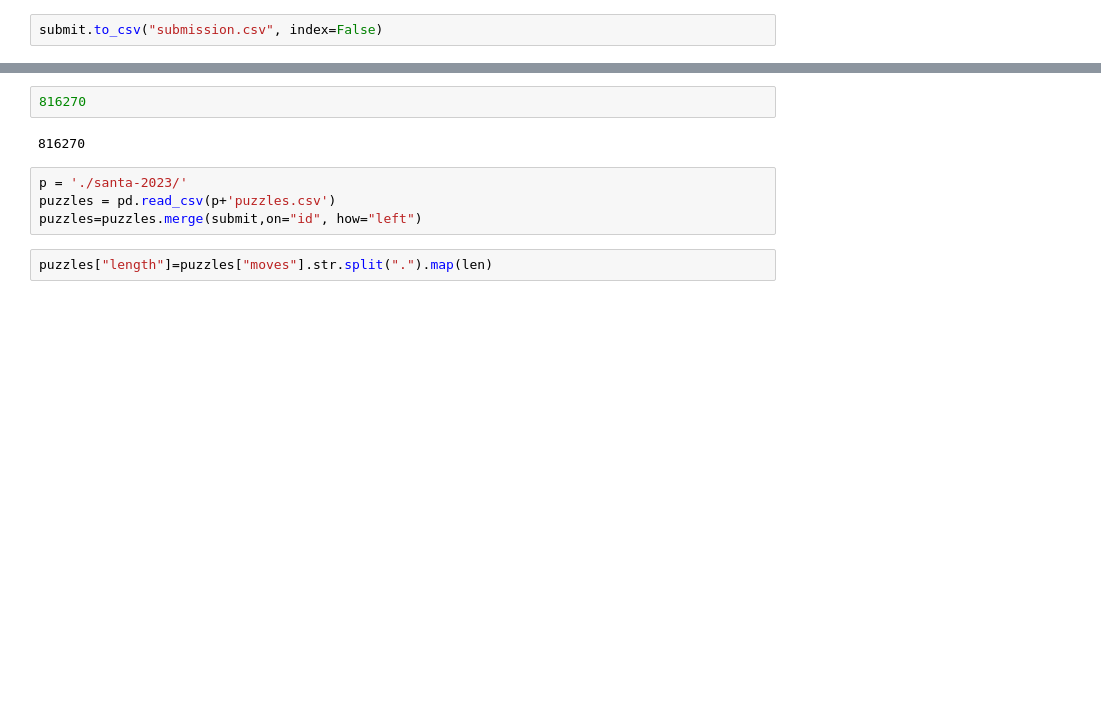
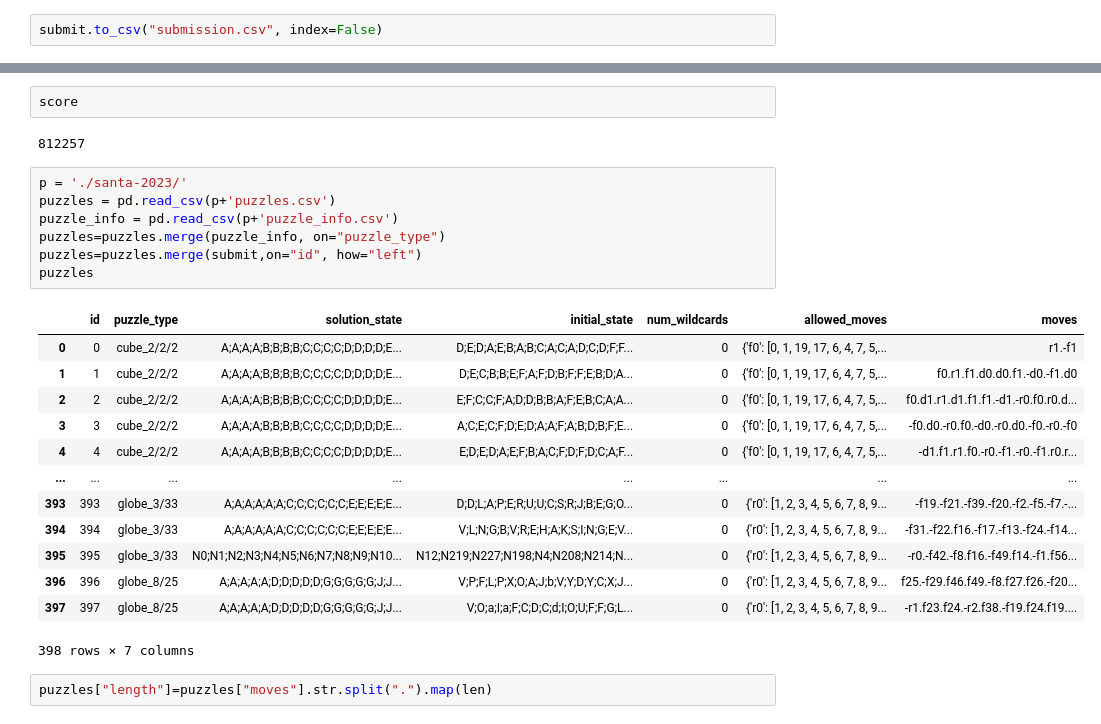
Before and after one commit to birdwatcherYT/santa2023, a Jupyter notebook: santa2023.ipynb, the cells around one changed output, grey strips where cells are left out. Drawn from its saved outputs; the diff is of its cells as text; blank space fills up the shorter version.

```diff
--- a/santa2023.ipynb
+++ b/santa2023.ipynb
@@ -549,11 +550,28 @@ score
 # %%
-816270
+score
 # %% [output]
-816270
+812257
 # %%
 p = './santa-2023/'
 puzzles = pd.read_csv(p+'puzzles.csv')
+puzzle_info = pd.read_csv(p+'puzzle_info.csv')
+puzzles=puzzles.merge(puzzle_info, on="puzzle_type")
 puzzles=puzzles.merge(submit,on="id", how="left")
+puzzles
+# %% [output]
+|  | id | puzzle_type | solution_state | initial_state | num_wildcards | allowed_moves | moves |
+| 0 | 0 | cube_2/2/2 | A;A;A;A;B;B;B;B;C;C;C;C;D;D;D;D;E... | D;E;D;A;E;B;A;B;C;A;C;A;D;C;D;F;F... | 0 | {'f0': [0, 1, 19, 17, 6, 4, 7, 5,... | r1.-f1 |
+| 1 | 1 | cube_2/2/2 | A;A;A;A;B;B;B;B;C;C;C;C;D;D;D;D;E... | D;E;C;B;B;E;F;A;F;D;B;F;F;E;B;D;A... | 0 | {'f0': [0, 1, 19, 17, 6, 4, 7, 5,... | f0.r1.f1.d0.d0.f1.-d0.-f1.d0 |
+| 2 | 2 | cube_2/2/2 | A;A;A;A;B;B;B;B;C;C;C;C;D;D;D;D;E... | E;F;C;C;F;A;D;D;B;B;A;F;E;B;C;A;A... | 0 | {'f0': [0, 1, 19, 17, 6, 4, 7, 5,... | f0.d1.r1.d1.f1.f1.-d1.-r0.f0.r0.d... |
+| 3 | 3 | cube_2/2/2 | A;A;A;A;B;B;B;B;C;C;C;C;D;D;D;D;E... | A;C;E;C;F;D;E;D;A;A;F;A;B;D;B;F;E... | 0 | {'f0': [0, 1, 19, 17, 6, 4, 7, 5,... | -f0.d0.-r0.f0.-d0.-r0.d0.-f0.-r0.-f0 |
+| 4 | 4 | cube_2/2/2 | A;A;A;A;B;B;B;B;C;C;C;C;D;D;D;D;E... | E;D;E;D;A;E;F;B;A;C;F;D;F;D;C;A;F... | 0 | {'f0': [0, 1, 19, 17, 6, 4, 7, 5,... | -d1.f1.r1.f0.-r0.-f1.-r0.-f1.r0.r... |
+| ... | ... | ... | ... | ... | ... | ... | ... |
+| 393 | 393 | globe_3/33 | A;A;A;A;A;A;C;C;C;C;C;C;E;E;E;E;E... | D;D;L;A;P;E;R;U;U;C;S;R;J;B;E;G;O... | 0 | {'r0': [1, 2, 3, 4, 5, 6, 7, 8, 9... | -f19.-f21.-f39.-f20.-f2.-f5.-f7.-... |
+| 394 | 394 | globe_3/33 | A;A;A;A;A;A;C;C;C;C;C;C;E;E;E;E;E... | V;L;N;G;B;V;R;E;H;A;K;S;I;N;G;E;V... | 0 | {'r0': [1, 2, 3, 4, 5, 6, 7, 8, 9... | -f31.-f22.f16.-f17.-f13.-f24.-f14... |
+| 395 | 395 | globe_3/33 | N0;N1;N2;N3;N4;N5;N6;N7;N8;N9;N10... | N12;N219;N227;N198;N4;N208;N214;N... | 0 | {'r0': [1, 2, 3, 4, 5, 6, 7, 8, 9... | -r0.-f42.-f8.f16.-f49.f14.-f1.f56... |
+| 396 | 396 | globe_8/25 | A;A;A;A;A;D;D;D;D;D;G;G;G;G;G;J;J... | V;P;F;L;P;X;O;A;J;b;V;Y;D;Y;C;X;J... | 0 | {'r0': [1, 2, 3, 4, 5, 6, 7, 8, 9... | f25.-f29.f46.f49.-f8.f27.f26.-f20... |
+| 397 | 397 | globe_8/25 | A;A;A;A;A;D;D;D;D;D;G;G;G;G;G;J;J... | V;O;a;I;a;F;C;D;C;d;I;O;U;F;F;G;L... | 0 | {'r0': [1, 2, 3, 4, 5, 6, 7, 8, 9... | -r1.f23.f24.-r2.f38.-f19.f24.f19.... |
+398 rows × 7 columns
 # %%
 puzzles["length"]=puzzles["moves"].str.split(".").map(len)
 # %%
```
Also changed, not shown: parts of 13 cells of this notebook, 18 other files.
